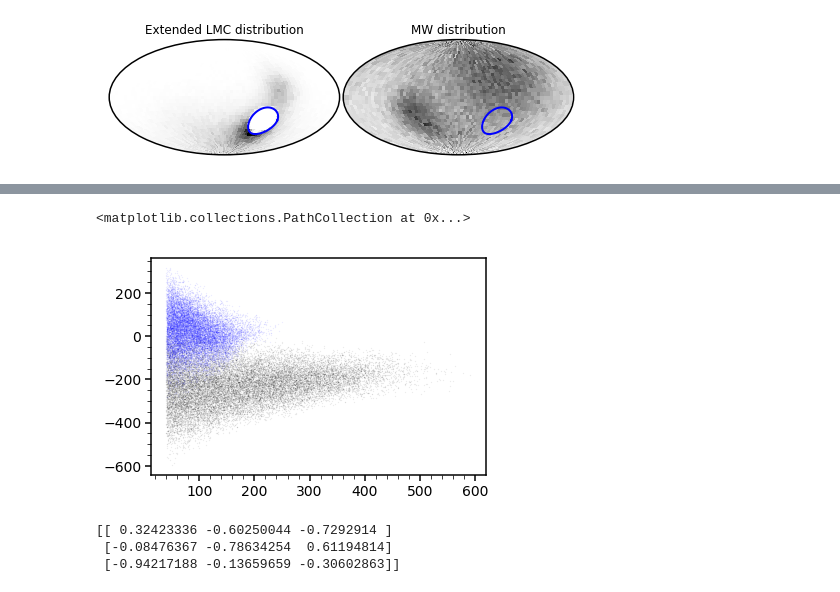
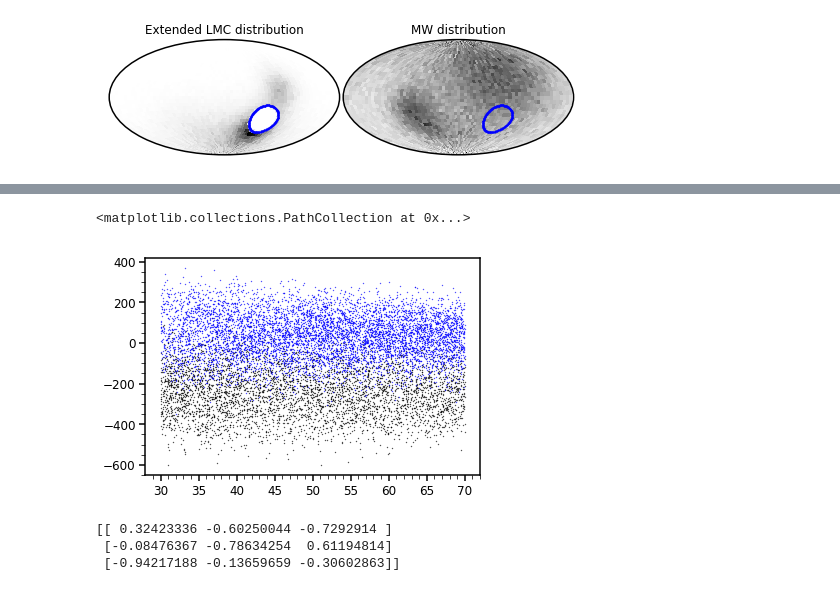
Before and after one commit to michael-petersen/rrlyrae-edr3, a Jupyter notebook: RRLyrae_analysis.ipynb, the cells around one changed output, grey strips where cells are left out. Saved outputs shown, nothing was run; the diff lists cells and outputs as text; code cells hidden in the pictures.

```diff
--- a/RRLyrae_analysis.ipynb
+++ b/RRLyrae_analysis.ipynb
@@ -1983,15 +2098,18 @@ plt.scatter([-85*np.pi/180.],[10*np.pi/180.],color='black',s=10,alpha=1.)
 # %%
-criteria = (lmc==0)&(distance>40.)#&(netpm>.5)&(netpm<1.0)
+criteria = (lmc==0)&(distance>30.)&(distance<70.)#&(netpm>.5)&(netpm<1.0)
 wakedist = haversine(galactic_l[criteria],galactic_b[criteria],-85*np.pi/180.,10.*np.pi/180.,deg=False)
-plt.scatter(distance[criteria][wakedist<30.*np.pi/180.],vlos[criteria][wakedist<30.*np.pi/180.],color='black',s=.1,alpha=0.1)
+plt.scatter(distance[criteria][wakedist<30.*np.pi/180.],vlos[criteria][wakedist<30.*np.pi/180.],color='black',s=.1)
 
 
 criteria = (lmc==1)&(distance>40.)#&(netpm>.5)&(netpm<1.0)
+criteria = (lmc==1)&(distance>30.)&(distance<70.)#&(netpm>.5)&(netpm<1.0)
+
+
 wakedist = haversine(galactic_l[criteria],galactic_b[criteria],-85*np.pi/180.,10.*np.pi/180.,deg=False)
-plt.scatter(distance[criteria][wakedist<30.*np.pi/180.],vlos[criteria][wakedist<30.*np.pi/180.],color='blue',s=.1,alpha=0.1)
+plt.scatter(distance[criteria][wakedist<30.*np.pi/180.],vlos[criteria][wakedist<30.*np.pi/180.],color='blue',s=.1)
 # %% [output]
 <matplotlib.collections.PathCollection at 0x...>
-[figure, old version]
+[figure, new version]
 # %%
 Amod = define_transformation_matrix(-63.*np.pi/180.,-45.*np.pi/180.,\
                                     -85.*np.pi/180.,10.*np.pi/180.,\
```
Also changed, not shown: parts of 29 cells of this notebook, 6 other files.
